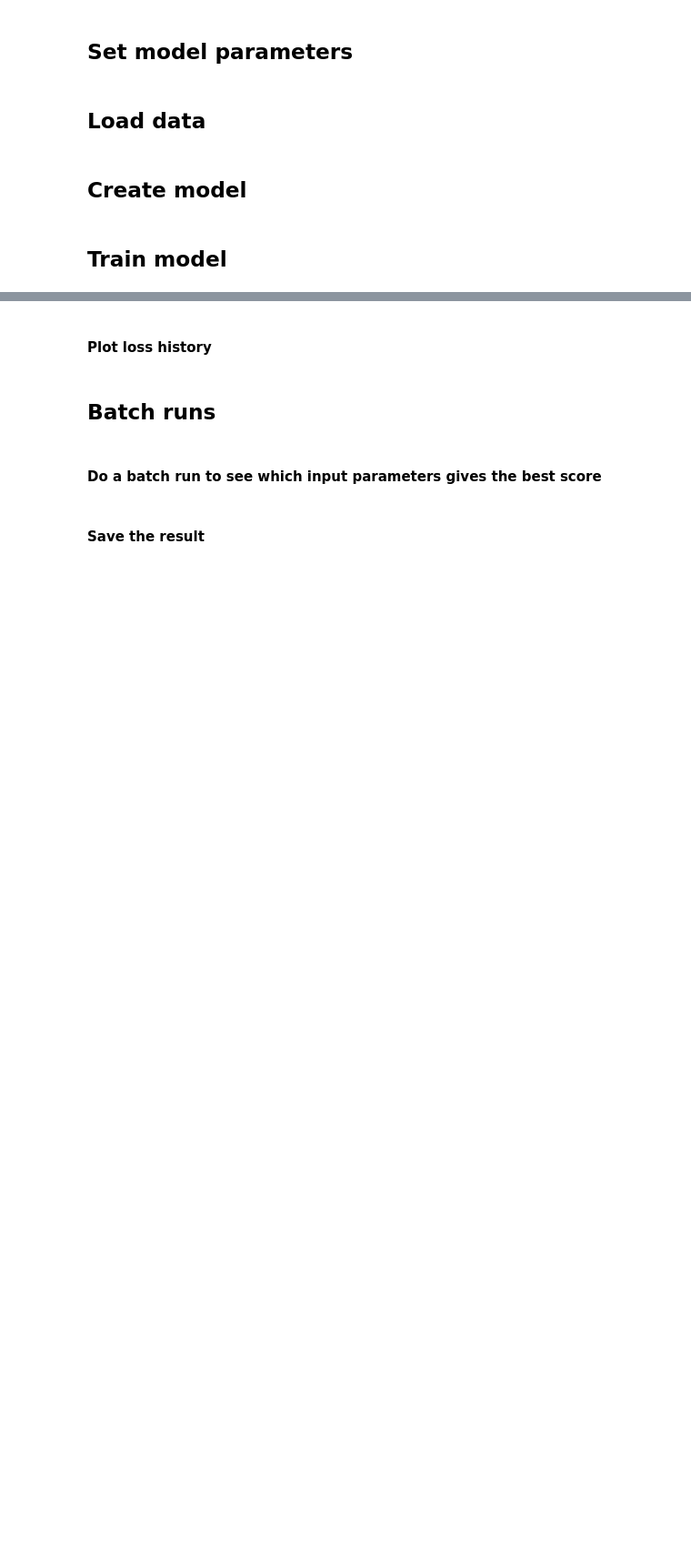
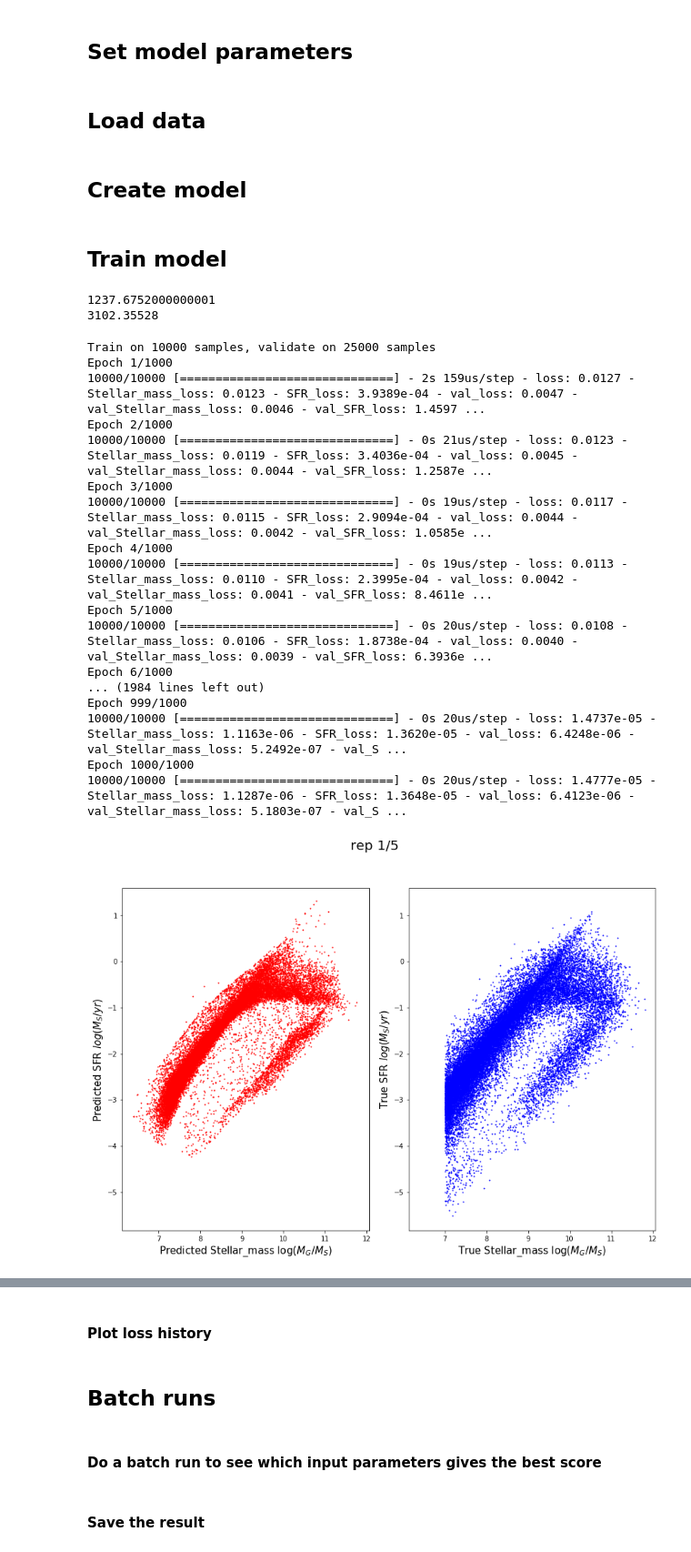
Before and after one commit to magnus-lindstrom/masters-project-galaxy-formation, a Jupyter notebook: code/backpropagation_code/bp_general_purpose_notebook.ipynb, the cells around one changed output, grey strips where cells are left out. Shown at 91% size. Drawn from its saved outputs; the diff is of its cells as text; code cells hidden in the pictures; blank space fills up the shorter version.

```diff
--- a/code/backpropagation_code/bp_general_purpose_notebook.ipynb
+++ b/code/backpropagation_code/bp_general_purpose_notebook.ipynb
@@ -175,7 +179,7 @@ reg_strength = 0#1e-5
 ## Load data
 # %%
 # load the selected galaxyfile
-galaxies, data_keys, unit_dict = load_galfile()
+galaxies, data_keys, unit_dict = load_galfiles(redshifts=[0,1,2,5,10,20,30,40,60,80], equal_numbers=False)
 
 # prepare the training data
 training_data_dict = divide_train_data(galaxies, data_keys, input_features, output_features,
@@ -209,44 +213,49 @@ model = Model(main_input, output_layers)
 model.compile(optimizer = 'adam', loss = 'mse')
 # %% [markdown]
 ## Train model
+# %%
+earlystop = EarlyStopping(monitor=early_stop_monitor, min_delta=early_stop_min_delta, patience=early_stop_patience, \
+                          verbose=1, mode='auto')
+#file_path = models_path + "model_checkpoint.hdf5"
+#checkpoint = ModelCheckpoint(file_path, monitor='val_acc', save_best_only=True, mode='min', period=10)
+#callbacks_list = [earlystop, checkpoint]
+callbacks_list = [earlystop]
+
+train_weights, val_weights = get_weights(training_data_dict, output_features, outputs_to_weigh,
+                                         weigh_by_redshift=weigh_by_redshift)
+# %% [output]
+1237.6752000000001
+3102.35528
 # %%
-earlystop = EarlyStopping(monitor=early_stop_monitor, min_delta=early_stop_min_delta, patience=early_stop_patience, \
-                          verbose=1, mode='auto')
-file_path = models_path + "model_checkpoint.hdf5"
-#checkpoint = ModelCheckpoint(file_path, monitor='val_acc', save_best_only=True, mode='min', period=10)
-#callbacks_list = [earlystop, checkpoint]
-callbacks_list = [earlystop]
-
-# set data point weights
-train_weights_tmp = training_data_dict['original_data'][training_data_dict['train_indices'],
-                                              training_data_dict['original_data_keys']['Halo_mass']]
-train_weights_tmp = np.power(10, train_weights_tmp)
-train_weights_tmp = train_weights_tmp / np.sum(train_weights_tmp)
-val_weights_tmp = training_data_dict['original_data'][training_data_dict['val_indices'],
-                                              training_data_dict['original_data_keys']['Halo_mass']]
-val_weights_tmp = np.power(10, val_weights_tmp)
-val_weights_tmp = val_weights_tmp / np.sum(val_weights_tmp)
-train_weights = {}
-val_weights = {}
-
-for output in output_features:
-    if output in outputs_to_weigh:
-        train_weights[output] = train_weights_tmp
-        val_weights[output] = val_weights_tmp
-    else:
-        train_weights[output] = np.ones(int(train_size))
-        val_weights[output] = np.ones(int(val_size))
-
 for i_rep in range(1, nr_repetitions+1):
 
 
     history = model.fit(x = training_data_dict['input_train_dict'], y = training_data_dict['output_train_dict'],
                         validation_data = (training_data_dict['input_'+validation_data+'_dict'],
                         training_data_dict['output_'+validation_data+'_dict'], val_weights),
                         epochs=int(nr_epochs), batch_size=int(batch_size), callbacks=callbacks_list,
-                        sample_weight=train_weights, verbose=0)
+                        sample_weight=train_weights, verbose=1)
     fig = get_scatter_comparison_plots(model, training_data_dict, unit_dict, x_axis_feature = 'Stellar_mass',
                                     y_axis_feature = 'SFR', title='rep %d/%d'%(i_rep,nr_repetitions), y_max = None,
                                     y_min = None,
                                     x_min = None, x_max = None, data_type='val')
     plt.show()
+# %% [output]
+Train on 10000 samples, validate on 25000 samples
+Epoch 1/1000
+10000/10000 [==============================] - 2s 159us/step - loss: 0.0127 - Stellar_mass_loss: 0.0123 - SFR_loss: 3.9389e-04 - val_loss: 0.0047 - val_Stellar_mass_loss: 0.0046 - val_SFR_loss: 1.4597 ...
+Epoch 2/1000
+10000/10000 [==============================] - 0s 21us/step - loss: 0.0123 - Stellar_mass_loss: 0.0119 - SFR_loss: 3.4036e-04 - val_loss: 0.0045 - val_Stellar_mass_loss: 0.0044 - val_SFR_loss: 1.2587e ...
+Epoch 3/1000
+10000/10000 [==============================] - 0s 19us/step - loss: 0.0117 - Stellar_mass_loss: 0.0115 - SFR_loss: 2.9094e-04 - val_loss: 0.0044 - val_Stellar_mass_loss: 0.0042 - val_SFR_loss: 1.0585e ...
+Epoch 4/1000
+10000/10000 [==============================] - 0s 19us/step - loss: 0.0113 - Stellar_mass_loss: 0.0110 - SFR_loss: 2.3995e-04 - val_loss: 0.0042 - val_Stellar_mass_loss: 0.0041 - val_SFR_loss: 8.4611e ...
+Epoch 5/1000
+10000/10000 [==============================] - 0s 20us/step - loss: 0.0108 - Stellar_mass_loss: 0.0106 - SFR_loss: 1.8738e-04 - val_loss: 0.0040 - val_Stellar_mass_loss: 0.0039 - val_SFR_loss: 6.3936e ...
+Epoch 6/1000
+... (1984 lines left out)
+Epoch 999/1000
+10000/10000 [==============================] - 0s 20us/step - loss: 1.4737e-05 - Stellar_mass_loss: 1.1163e-06 - SFR_loss: 1.3620e-05 - val_loss: 6.4248e-06 - val_Stellar_mass_loss: 5.2492e-07 - val_S ...
+Epoch 1000/1000
+10000/10000 [==============================] - 0s 20us/step - loss: 1.4777e-05 - Stellar_mass_loss: 1.1287e-06 - SFR_loss: 1.3648e-05 - val_loss: 6.4123e-06 - val_Stellar_mass_loss: 5.1803e-07 - val_S ...
+[figure, added]
```
Also changed, not shown: parts of 8 cells of this notebook, 4 other files.
